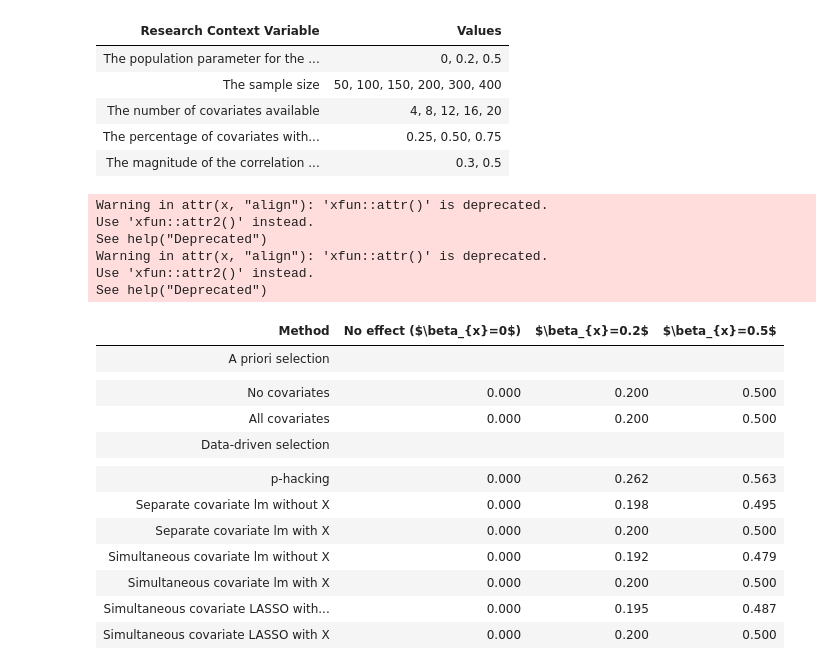
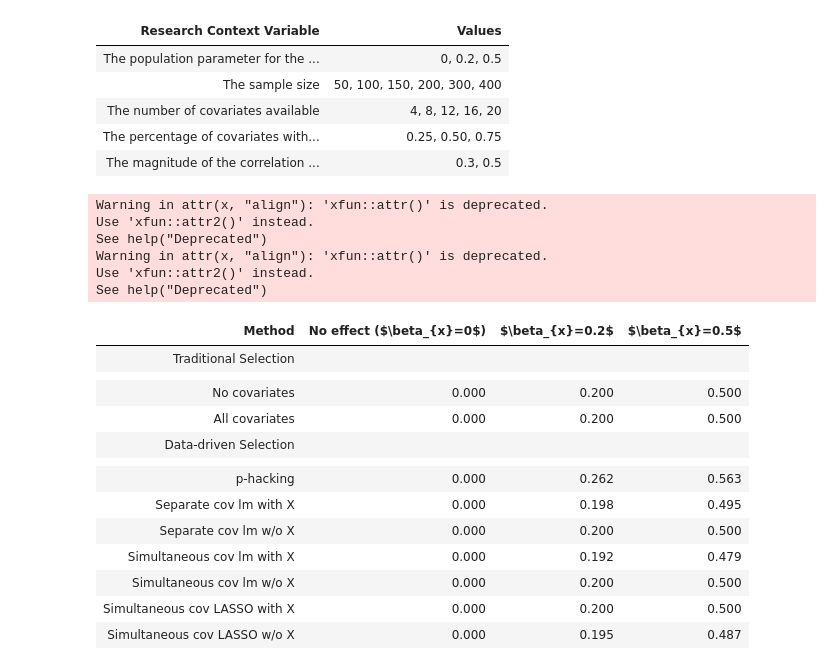
Before and after one commit to jjcurtin/study_cov, a Jupyter notebook: notebooks/mak_tables.embed.ipynb, the cells around one changed output. Cells and saved outputs as stored; diff of their text form; code cells hidden in the pictures.

```diff
--- a/notebooks/mak_tables.embed.ipynb
+++ b/notebooks/mak_tables.embed.ipynb
@@ -118,56 +119,56 @@ See help("Deprecated")
 | The magnitude of the correlation ... | 0.3, 0.5 |
 # %%
 #| label: tbl-est
-#| tbl-cap: "Mean estimates of effect size by method and true effect size"
+#| tbl-cap: "Mean estimates of effect size by method and population parameter."
 #| warning: false
 
 table |>
   rename(Method = method,
          `No effect ($\\beta_{x}=0$)` = `0`,
          `$\\beta_{x}=0.2$` = `0.2`,
          `$\\beta_{x}=0.5$` = `0.5`) |>
   mutate(
     Method = factor(
       Method,
       levels = c("no_covs", "all_covs", "p_hacked",
                  "r", "partial_r",
-                 "full_lm_wo_x", "full_lm",
-                 "lasso_wo_x", "lasso"),
+                   "full_lm_wo_x", "full_lm",
+                 "lasso",  "lasso_wo_x"),
       labels = c("No covariates", "All covariates", "p-hacking",
-                 "Separate covariate lm without X",
-                 "Separate covariate lm with X",
-                 "Simultaneous covariate lm without X",
-                 "Simultaneous covariate lm with X",
-                 "Simultaneous covariate LASSO without X",
-                 "Simultaneous covariate LASSO with X")
+                 "Separate cov lm with X",
+                 "Separate cov lm w/o X",
+                 "Simultaneous cov lm with X",
+                 "Simultaneous cov lm w/o X",
+                 "Simultaneous cov LASSO with X",
+                 "Simultaneous cov LASSO w/o X")
     )
   ) |>
   mutate(across(-Method, ~sprintf("%.3f", abs(.)))) |>
   arrange(Method) |>
-  add_row(Method = "A priori selection", .before = 1) |>
-  add_row(Method = "Data-driven selection", .after = 3) |>
+  add_row(Method = "Traditional Selection", .before = 1) |>
+  add_row(Method = "Data-driven Selection", .after = 3) |>
   kable(escape = FALSE) |>
   kable_classic() |>
   pack_rows(NULL, 2, 3) |>
   pack_rows(NULL, 5, 11)
 # %% [output]
 Warning in attr(x, "align"): 'xfun::attr()' is deprecated.
 Use 'xfun::attr2()' instead.
 See help("Deprecated")
 Warning in attr(x, "align"): 'xfun::attr()' is deprecated.
 Use 'xfun::attr2()' instead.
 See help("Deprecated")
 | Method | No effect ($\beta_{x}=0$) | $\beta_{x}=0.2$ | $\beta_{x}=0.5$ |
-| A priori selection |  |  |  |
+| Traditional Selection |  |  |  |
 |  |  |  |  |
 | No covariates | 0.000 | 0.200 | 0.500 |
 | All covariates | 0.000 | 0.200 | 0.500 |
-| Data-driven selection |  |  |  |
+| Data-driven Selection |  |  |  |
 |  |  |  |  |
 | p-hacking | 0.000 | 0.262 | 0.563 |
-| Separate covariate lm without X | 0.000 | 0.198 | 0.495 |
-| Separate covariate lm with X | 0.000 | 0.200 | 0.500 |
-| Simultaneous covariate lm without X | 0.000 | 0.192 | 0.479 |
-| Simultaneous covariate lm with X | 0.000 | 0.200 | 0.500 |
-| Simultaneous covariate LASSO with... | 0.000 | 0.195 | 0.487 |
-| Simultaneous covariate LASSO with X | 0.000 | 0.200 | 0.500 |
+| Separate cov lm with X | 0.000 | 0.198 | 0.495 |
+| Separate cov lm w/o X | 0.000 | 0.200 | 0.500 |
+| Simultaneous cov lm with X | 0.000 | 0.192 | 0.479 |
+| Simultaneous cov lm w/o X | 0.000 | 0.200 | 0.500 |
+| Simultaneous cov LASSO with X | 0.000 | 0.200 | 0.500 |
+| Simultaneous cov LASSO w/o X | 0.000 | 0.195 | 0.487 |
```
Also changed, not shown: parts of 6 cells of this notebook, 19 other files.
